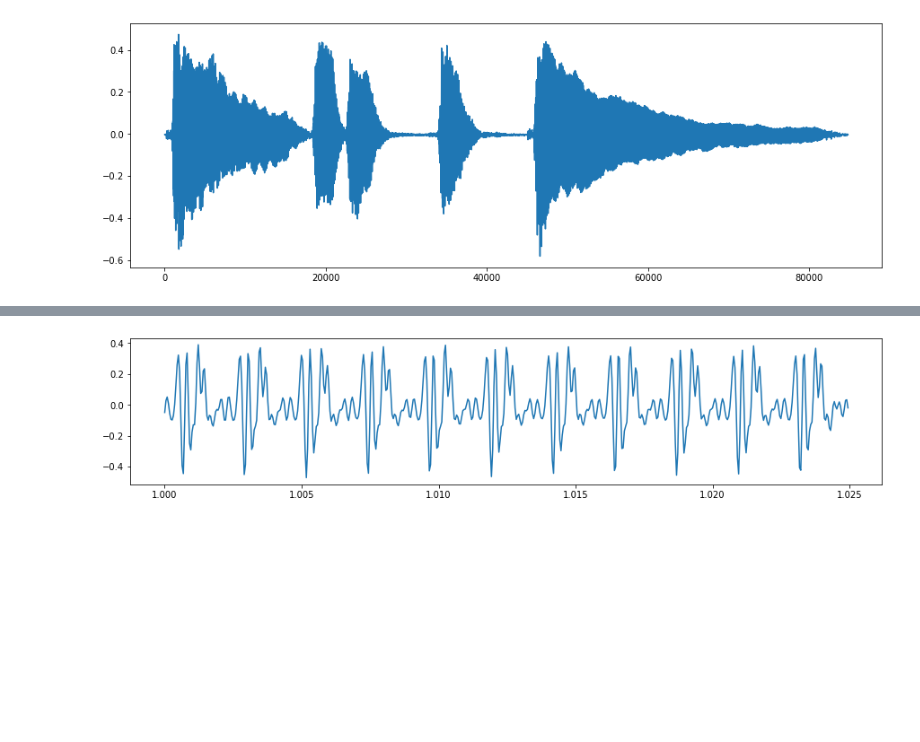
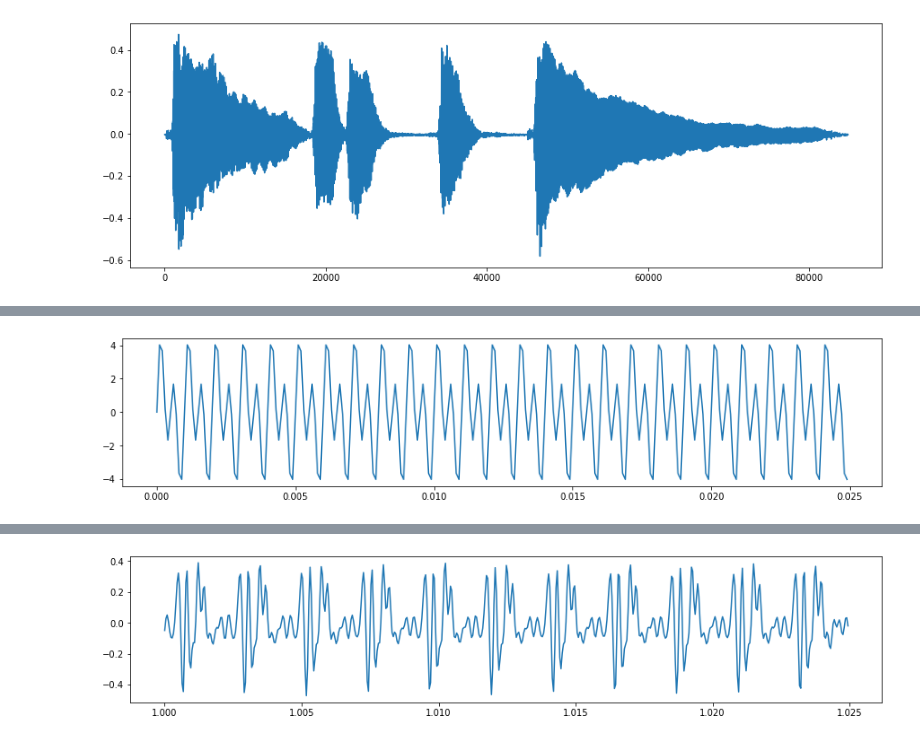
Before and after one commit to tqlong/voice-class, a Jupyter notebook: dft.ipynb, the cells around one changed output, grey strips where cells are left out. Saved outputs shown, nothing was run; the diff lists cells and outputs as text; code cells hidden in the pictures; blank space fills up the shorter version.

```diff
--- a/dft.ipynb
+++ b/dft.ipynb
@@ -274,4 +270,12 @@ Audio(y, rate=sr)
 [interactive output not drawn]
+# %%
+t = t[:int(0.025*sr)]
+y = y[:int(0.025*sr)]
+plt.figure(figsize=figsize)
+plt.plot(t, y)
+plt.show()
+# %% [output]
+[figure, added]
 # %%
 N = 512
 hN = N // 2
```
Also changed, not shown: parts of 13 cells of this notebook, 6 other files.
